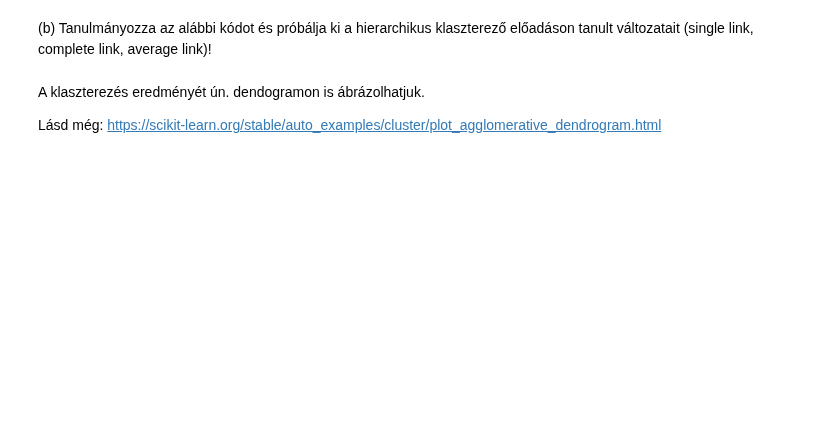
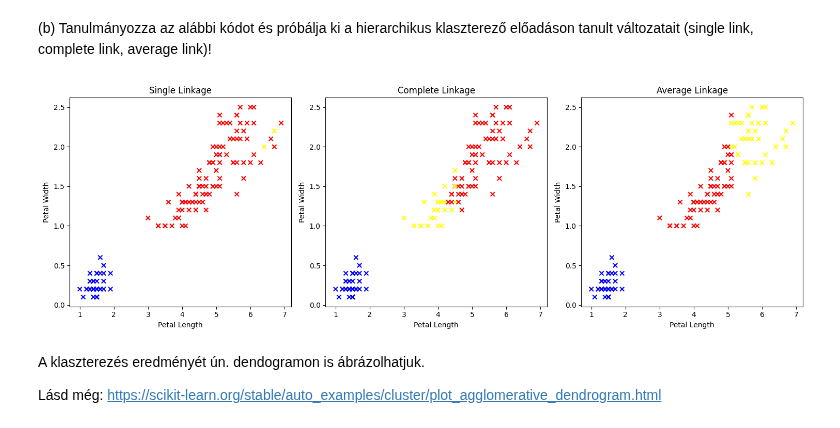
Before and after one commit to MemerGamer/IntelligensModszerekTantargy, a Jupyter notebook: Klaszterezes.ipynb, the cells around one changed output. Cells and saved outputs as stored; diff of their text form; code cells hidden in the pictures; blank space fills up the shorter version.

```diff
--- a/Klaszterezes.ipynb
+++ b/Klaszterezes.ipynb
@@ -74,3 +53,0 @@ def calculate_new_centroids(data, calculate_clusters_of_instances, num_clusters=
-# %%
-def get_color(c):
-  ...IDE JÖN A KÓD...
@@ -80,0 +125,4 @@ for i in range(num_iterations):
+# %%
+def get_color(c):
+    colors = ['red', 'blue', 'yellow']
+    return colors[c % len(colors)]
@@ -124,3 +442,42 @@ p.set_facecolor('lightgrey')
+# %%
+from sklearn.cluster import AgglomerativeClustering
+
+model_single = AgglomerativeClustering(n_clusters=3, linkage='single')
+model_single = model_single.fit(data)
+
+model_complete = AgglomerativeClustering(n_clusters=3, linkage='complete')
+model_complete = model_complete.fit(data)
+
+model_average = AgglomerativeClustering(n_clusters=3, linkage='average')
+model_average = model_average.fit(data)
+
+plt.figure(figsize=(15, 5))
+
+plt.subplot(1, 3, 1)
+colors_single = [get_color(model_single.labels_[j]) for j in range(len(data))]
+plt.scatter(data[:, 2], data[:, 3], c=colors_single, marker='x')
+plt.title('Single Linkage')
+plt.xlabel('Petal Length')
+plt.ylabel('Petal Width')
+
+plt.subplot(1, 3, 2)
+colors_complete = [get_color(model_complete.labels_[j]) for j in range(len(data))]
+plt.scatter(data[:, 2], data[:, 3], c=colors_complete, marker='x')
+plt.title('Complete Linkage')
+plt.xlabel('Petal Length')
+plt.ylabel('Petal Width')
+
+plt.subplot(1, 3, 3)
+colors_average = [get_color(model_average.labels_[j]) for j in range(len(data))]
+plt.scatter(data[:, 2], data[:, 3], c=colors_average, marker='x')
+plt.title('Average Linkage')
+plt.xlabel('Petal Length')
+plt.ylabel('Petal Width')
+
+plt.tight_layout()
+plt.show()
+# %% [output]
+[figure, added]
 # %% [markdown]
 A klaszterezés eredményét ún. dendogramon is ábrázolhatjuk.
 
```
Also changed, not shown: parts of 26 cells of this notebook.
